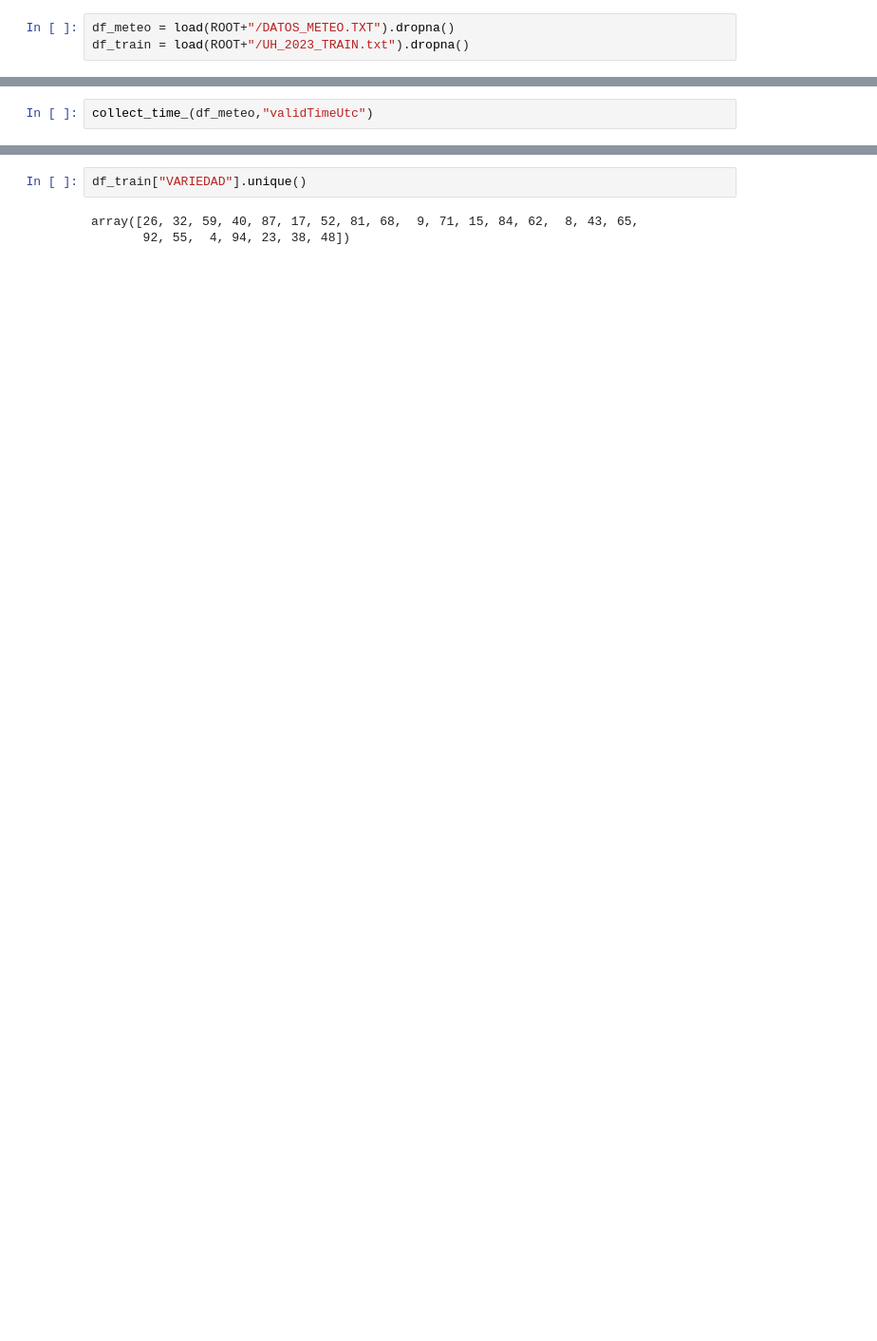
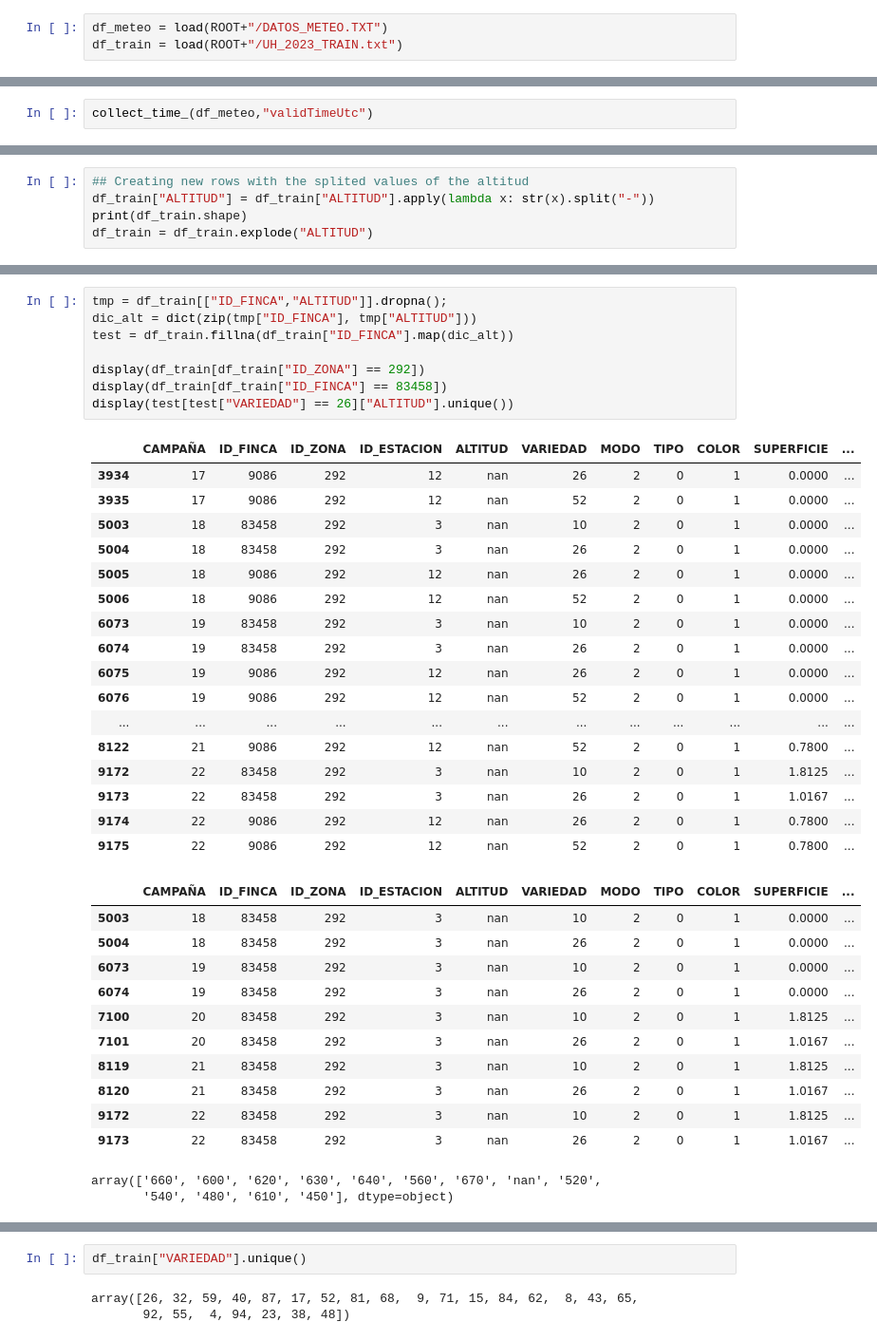
Before and after one commit to Bycarkos/DataHack_Wine_Prediction, a Jupyter notebook: src/Exploracio_Df_Carlos.ipynb, the cells around one changed output, grey strips where cells are left out. Shown at 95% size. Cells and saved outputs as stored; diff of their text form; blank space fills up the shorter version.

```diff
--- a/src/Exploracio_Df_Carlos.ipynb
+++ b/src/Exploracio_Df_Carlos.ipynb
@@ -29,5 +29,5 @@ def get_pickle(path:Path):
         o=pickle.load(handle)
     return o
 # %%
-df_meteo = load(ROOT+"/DATOS_METEO.TXT").dropna()
-df_train = load(ROOT+"/UH_2023_TRAIN.txt").dropna()
+df_meteo = load(ROOT+"/DATOS_METEO.TXT")
+df_train = load(ROOT+"/UH_2023_TRAIN.txt")
@@ -51,0 +86,5 @@ df_meteo
+# %%
+## Creating new rows with the splited values of the altitud
+df_train["ALTITUD"] = df_train["ALTITUD"].apply(lambda x: str(x).split("-"))
+print(df_train.shape)
+df_train = df_train.explode("ALTITUD")
@@ -51,0 +113,39 @@ df_meteo
+# %%
+tmp = df_train[["ID_FINCA","ALTITUD"]].dropna();
+dic_alt = dict(zip(tmp["ID_FINCA"], tmp["ALTITUD"]))
+test = df_train.fillna(df_train["ID_FINCA"].map(dic_alt))
+
+display(df_train[df_train["ID_ZONA"] == 292])
+display(df_train[df_train["ID_FINCA"] == 83458])
+display(test[test["VARIEDAD"] == 26]["ALTITUD"].unique())
+# %% [output]
+|  | CAMPAÑA | ID_FINCA | ID_ZONA | ID_ESTACION | ALTITUD | VARIEDAD | MODO | TIPO | COLOR | SUPERFICIE | ... |
+| 3934 | 17 | 9086 | 292 | 12 | nan | 26 | 2 | 0 | 1 | 0.0000 | ... |
+| 3935 | 17 | 9086 | 292 | 12 | nan | 52 | 2 | 0 | 1 | 0.0000 | ... |
+| 5003 | 18 | 83458 | 292 | 3 | nan | 10 | 2 | 0 | 1 | 0.0000 | ... |
+| 5004 | 18 | 83458 | 292 | 3 | nan | 26 | 2 | 0 | 1 | 0.0000 | ... |
+| 5005 | 18 | 9086 | 292 | 12 | nan | 26 | 2 | 0 | 1 | 0.0000 | ... |
+| 5006 | 18 | 9086 | 292 | 12 | nan | 52 | 2 | 0 | 1 | 0.0000 | ... |
+| 6073 | 19 | 83458 | 292 | 3 | nan | 10 | 2 | 0 | 1 | 0.0000 | ... |
+| 6074 | 19 | 83458 | 292 | 3 | nan | 26 | 2 | 0 | 1 | 0.0000 | ... |
+| 6075 | 19 | 9086 | 292 | 12 | nan | 26 | 2 | 0 | 1 | 0.0000 | ... |
+| 6076 | 19 | 9086 | 292 | 12 | nan | 52 | 2 | 0 | 1 | 0.0000 | ... |
+| ... | ... | ... | ... | ... | ... | ... | ... | ... | ... | ... | ... |
+| 8122 | 21 | 9086 | 292 | 12 | nan | 52 | 2 | 0 | 1 | 0.7800 | ... |
+| 9172 | 22 | 83458 | 292 | 3 | nan | 10 | 2 | 0 | 1 | 1.8125 | ... |
+| 9173 | 22 | 83458 | 292 | 3 | nan | 26 | 2 | 0 | 1 | 1.0167 | ... |
+| 9174 | 22 | 9086 | 292 | 12 | nan | 26 | 2 | 0 | 1 | 0.7800 | ... |
+| 9175 | 22 | 9086 | 292 | 12 | nan | 52 | 2 | 0 | 1 | 0.7800 | ... |
+|  | CAMPAÑA | ID_FINCA | ID_ZONA | ID_ESTACION | ALTITUD | VARIEDAD | MODO | TIPO | COLOR | SUPERFICIE | ... |
+| 5003 | 18 | 83458 | 292 | 3 | nan | 10 | 2 | 0 | 1 | 0.0000 | ... |
+| 5004 | 18 | 83458 | 292 | 3 | nan | 26 | 2 | 0 | 1 | 0.0000 | ... |
+| 6073 | 19 | 83458 | 292 | 3 | nan | 10 | 2 | 0 | 1 | 0.0000 | ... |
+| 6074 | 19 | 83458 | 292 | 3 | nan | 26 | 2 | 0 | 1 | 0.0000 | ... |
+| 7100 | 20 | 83458 | 292 | 3 | nan | 10 | 2 | 0 | 1 | 1.8125 | ... |
+| 7101 | 20 | 83458 | 292 | 3 | nan | 26 | 2 | 0 | 1 | 1.0167 | ... |
+| 8119 | 21 | 83458 | 292 | 3 | nan | 10 | 2 | 0 | 1 | 1.8125 | ... |
+| 8120 | 21 | 83458 | 292 | 3 | nan | 26 | 2 | 0 | 1 | 1.0167 | ... |
+| 9172 | 22 | 83458 | 292 | 3 | nan | 10 | 2 | 0 | 1 | 1.8125 | ... |
+| 9173 | 22 | 83458 | 292 | 3 | nan | 26 | 2 | 0 | 1 | 1.0167 | ... |
+array(['660', '600', '620', '630', '640', '560', '670', 'nan', '520',
+       '540', '480', '610', '450'], dtype=object)
```
Also changed, not shown: parts of 12 cells of this notebook, 5 other files.
